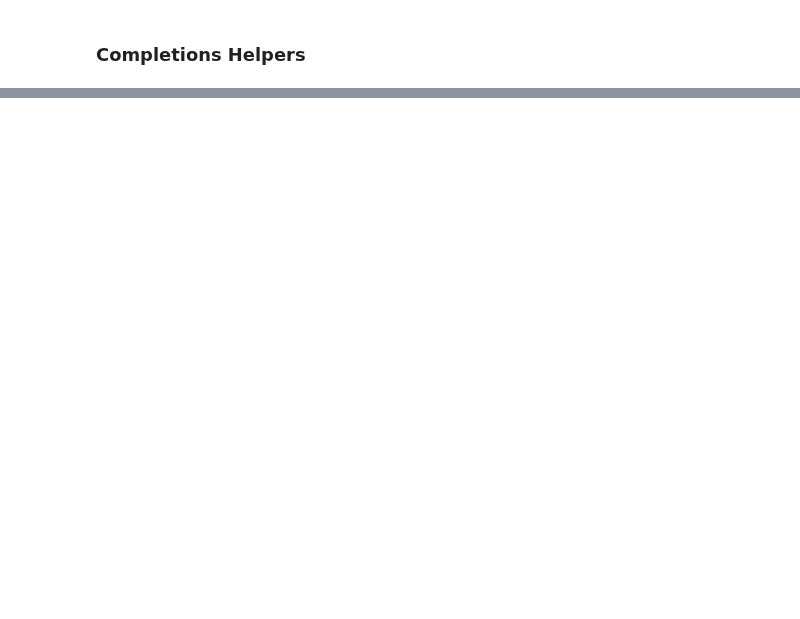
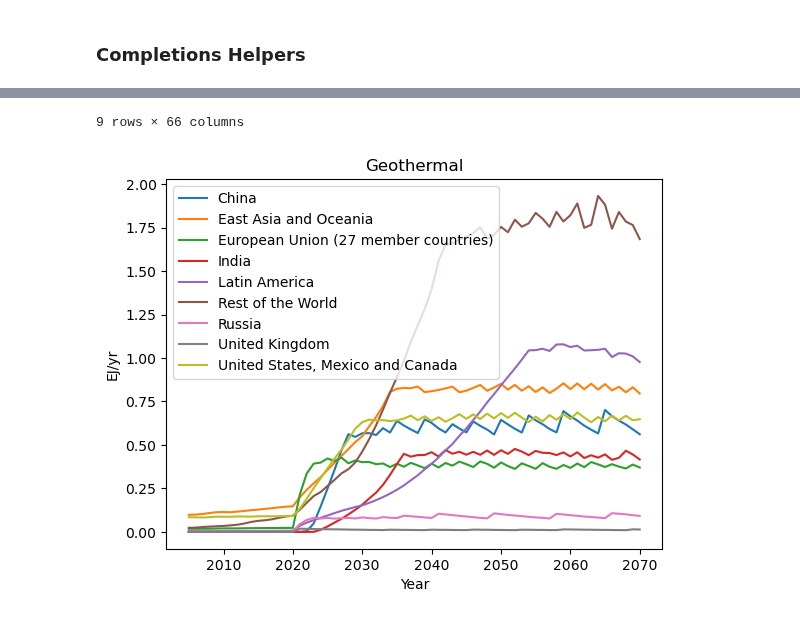
Before and after one commit to Tristan22400/IAMC_format, a Jupyter notebook: Visualization/Plot_timeseries.ipynb, the cells around one changed output, grey strips where cells are left out. Drawn from its saved outputs; the diff is of its cells as text; code cells hidden in the pictures; blank space fills up the shorter version.

Commit message:
New searching trie class, modificaiton to chart notebooks in folder visualizaiton

```diff
--- a/Visualization/Plot_timeseries.ipynb
+++ b/Visualization/Plot_timeseries.ipynb
@@ -130,11 +53,12 @@ if __name__ == "__main__":
 # %%
 # Choose one of your wanted variable with the completion
 model, scenario = "WILIAM", "Baseline no policies no CO2tax"
-variable = input()
+variable = input("Input the name of the variable")
 title = input("Enter the title of the chart")
 
-data = df.filter(model=model, scenario=scenario, variable=variable)
+data = df.filter(model=model, scenario=scenario, variable=variable).filter(region="World", keep=False)
 
 
-data.plot(color="region", title= )
+data.plot(color="region", title= title)
 data.timeseries()
+# %% [output]
@@ -140,0 +76,2 @@ data.timeseries()
+9 rows × 66 columns
+[figure, added]
```
Also changed, not shown: parts of 6 cells of this notebook, 2 other files.
